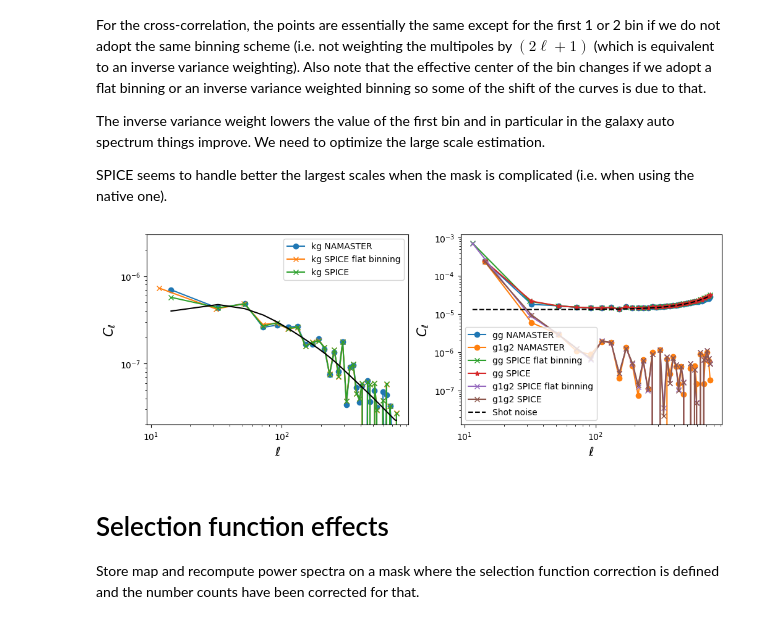
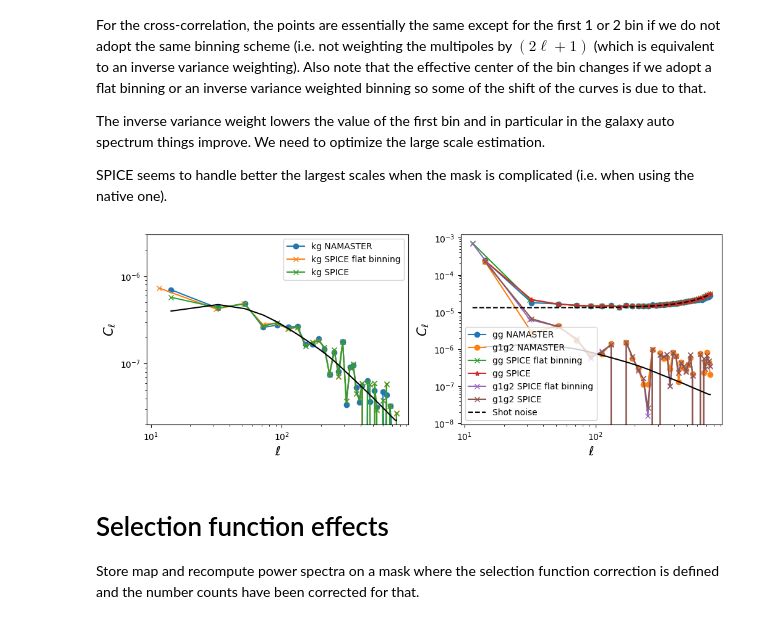
Before and after one commit to kstoreyf/gaia-quasars-lss, a Jupyter notebook: notebooks/gaia_qso_data_pstest.ipynb, the cells around one changed output. Cells and saved outputs as stored; diff of their text form; code cells hidden in the pictures.

```diff
--- a/notebooks/gaia_qso_data_pstest.ipynb
+++ b/notebooks/gaia_qso_data_pstest.ipynb
@@ -20,6 +21,7 @@ rot = hp.Rotator(coord=['C','G'])
 Define resolution parameter for projections etc.
 # %%
 nside=256
+lmax=3*nside-1
 beam = hp.pixwin(nside,lmax=3*nside-1,pol=False)
 # %% [markdown]
 ### Masks
@@ -677,34 +679,35 @@ SPICE seems to handle better the largest scales when the mask is complicated (i.
 # %%
 pl.figure(figsize=(12,4))
 
 pl.subplot(1,2,1)
 pl.errorbar(lb,clkg,marker='o',label='kg NAMASTER')
 pl.errorbar(lb_spice,clkg_spice,marker='x',label='kg SPICE flat binning')
 pl.errorbar(lb,clkg_spice_ivar,marker='x',label='kg SPICE')
 pl.errorbar(lb,cl_kg_th_binned,color='black')
 pl.xscale('log')
 pl.yscale('log')
 pl.ylim(2e-08,3e-06)
 pl.xlabel('$\ell$',size=15)
 pl.ylabel('$C_\ell$',size=15)
 pl.legend()
 pl.subplot(1,2,2)
 pl.errorbar(lb,clgg,marker='o',label='gg NAMASTER')
 pl.errorbar(lb,clg1g2,marker='o',label='g1g2 NAMASTER')
 pl.errorbar(lb_spice,clgg_spice,marker='x',label='gg SPICE flat binning')
 pl.errorbar(lb,clgg_spice_ivar,marker='*',label='gg SPICE')
 pl.errorbar(lb_spice,clg1g2_spice,marker='x',label='g1g2 SPICE flat binning')
 pl.errorbar(lb,clg1g2_spice_ivar,marker='x',label='g1g2 SPICE ')
 shot_noise = (lb_spice*hp.nside2resol(nside)**2*1/nbar/lb_spice)/beam[lb_spice.astype(np.int32)]**2
 pl.errorbar(lb_spice,shot_noise,ls='--',color='black',label='Shot noise')
+pl.errorbar(lb,cl_gg_th_binned,color='black')
 pl.xscale('log')
 pl.yscale('log')
 pl.xlabel('$\ell$',size=15)
 pl.ylabel('$C_\ell$',size=15)
 pl.legend()
 pl.show()
 # %% [output]
-[figure, old version]
+[figure, new version]
 # %% [markdown]
 # Selection function  effects
 
```
Also changed, not shown: parts of 18 cells of this notebook.
